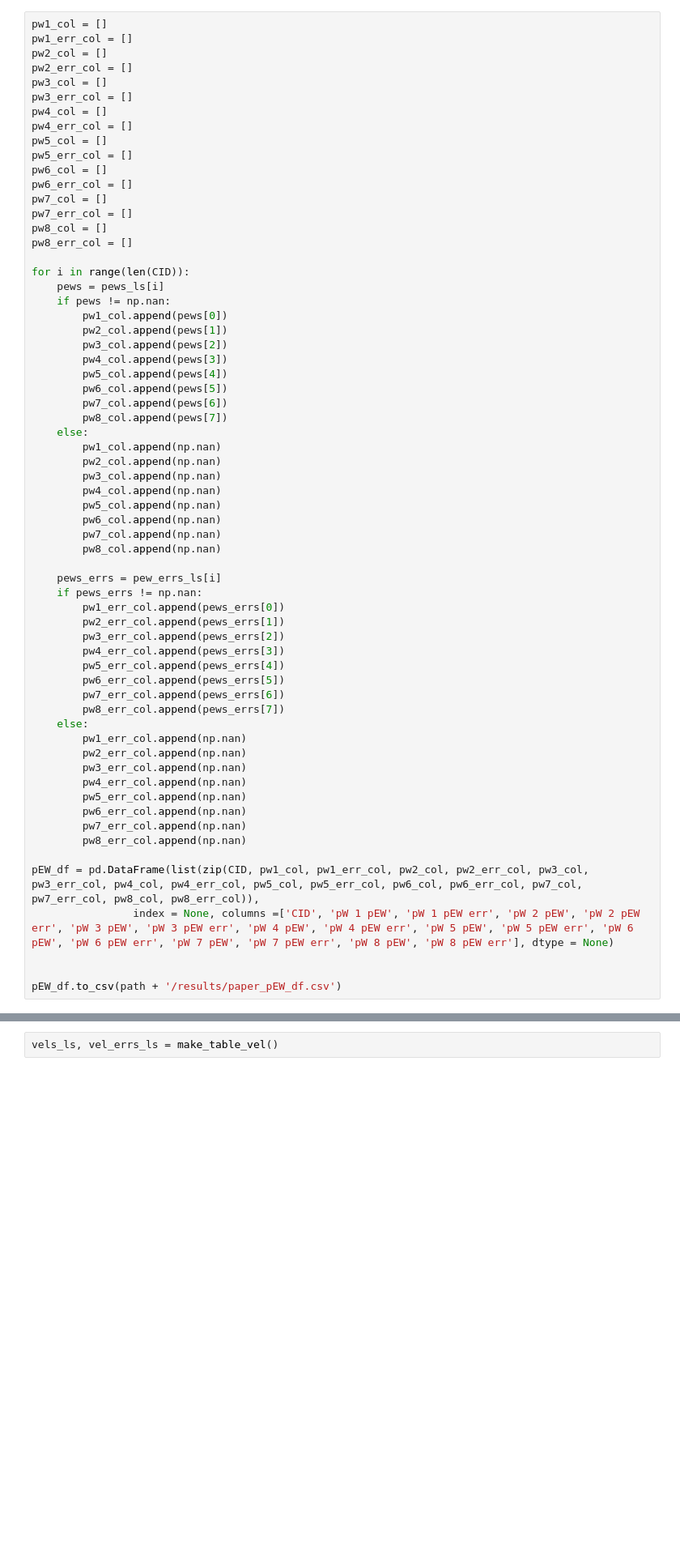
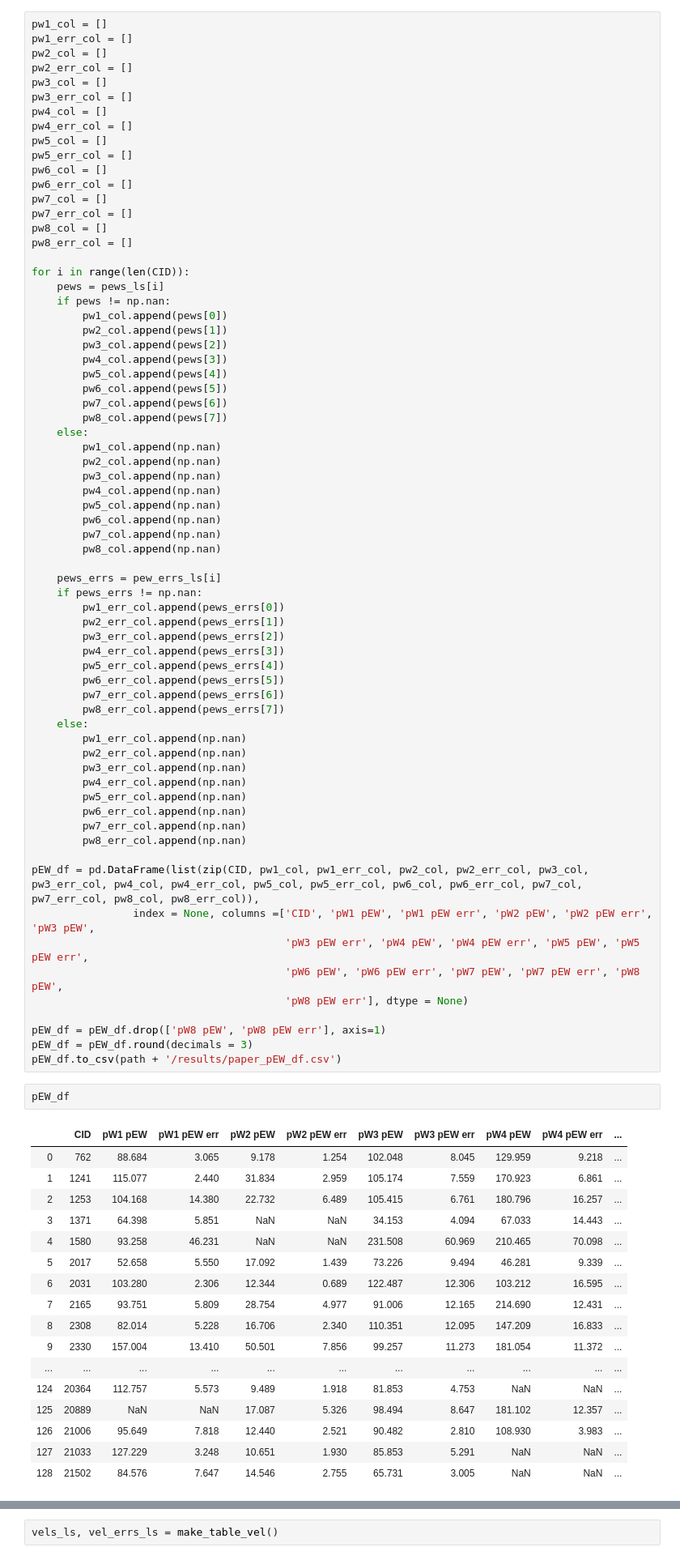
Before and after one commit to mwvgroup/SN-Spectral-Evolution, a Jupyter notebook: notebooks/pew_vel tables.ipynb, the cells around one changed output, grey strips where cells are left out. Shown: that part at 81% size. Drawn from its saved outputs; the diff is of its cells as text; blank space fills up the shorter version.

```diff
--- a/notebooks/pew_vel tables.ipynb
+++ b/notebooks/pew_vel tables.ipynb
@@ -122,10 +122,34 @@ for i in range(len(CID)):
         pw8_err_col.append(np.nan)
 
 pEW_df = pd.DataFrame(list(zip(CID, pw1_col, pw1_err_col, pw2_col, pw2_err_col, pw3_col, pw3_err_col, pw4_col, pw4_err_col, pw5_col, pw5_err_col, pw6_col, pw6_err_col, pw7_col, pw7_err_col, pw8_col, pw8_err_col)),
-                index = None, columns =['CID', 'pW 1 pEW', 'pW 1 pEW err', 'pW 2 pEW', 'pW 2 pEW err', 'pW 3 pEW', 'pW 3 pEW err', 'pW 4 pEW', 'pW 4 pEW err', 'pW 5 pEW', 'pW 5 pEW err', 'pW 6 pEW', 'pW 6 pEW err', 'pW 7 pEW', 'pW 7 pEW err', 'pW 8 pEW', 'pW 8 pEW err'], dtype = None)
+                index = None, columns =['CID', 'pW1 pEW', 'pW1 pEW err', 'pW2 pEW', 'pW2 pEW err', 'pW3 pEW',
+                                        'pW3 pEW err', 'pW4 pEW', 'pW4 pEW err', 'pW5 pEW', 'pW5 pEW err',
+                                        'pW6 pEW', 'pW6 pEW err', 'pW7 pEW', 'pW7 pEW err', 'pW8 pEW',
+                                        'pW8 pEW err'], dtype = None)
 
-
+pEW_df = pEW_df.drop(['pW8 pEW', 'pW8 pEW err'], axis=1)
+pEW_df = pEW_df.round(decimals = 3)
 pEW_df.to_csv(path + '/results/paper_pEW_df.csv')
+# %%
+pEW_df
+# %% [output]
+|  | CID | pW1 pEW | pW1 pEW err | pW2 pEW | pW2 pEW err | pW3 pEW | pW3 pEW err | pW4 pEW | pW4 pEW err | ... |
+| 0 | 762 | 88.684 | 3.065 | 9.178 | 1.254 | 102.048 | 8.045 | 129.959 | 9.218 | ... |
+| 1 | 1241 | 115.077 | 2.440 | 31.834 | 2.959 | 105.174 | 7.559 | 170.923 | 6.861 | ... |
+| 2 | 1253 | 104.168 | 14.380 | 22.732 | 6.489 | 105.415 | 6.761 | 180.796 | 16.257 | ... |
+| 3 | 1371 | 64.398 | 5.851 | NaN | NaN | 34.153 | 4.094 | 67.033 | 14.443 | ... |
+| 4 | 1580 | 93.258 | 46.231 | NaN | NaN | 231.508 | 60.969 | 210.465 | 70.098 | ... |
+| 5 | 2017 | 52.658 | 5.550 | 17.092 | 1.439 | 73.226 | 9.494 | 46.281 | 9.339 | ... |
+| 6 | 2031 | 103.280 | 2.306 | 12.344 | 0.689 | 122.487 | 12.306 | 103.212 | 16.595 | ... |
+| 7 | 2165 | 93.751 | 5.809 | 28.754 | 4.977 | 91.006 | 12.165 | 214.690 | 12.431 | ... |
+| 8 | 2308 | 82.014 | 5.228 | 16.706 | 2.340 | 110.351 | 12.095 | 147.209 | 16.833 | ... |
+| 9 | 2330 | 157.004 | 13.410 | 50.501 | 7.856 | 99.257 | 11.273 | 181.054 | 11.372 | ... |
+| ... | ... | ... | ... | ... | ... | ... | ... | ... | ... | ... |
+| 124 | 20364 | 112.757 | 5.573 | 9.489 | 1.918 | 81.853 | 4.753 | NaN | NaN | ... |
+| 125 | 20889 | NaN | NaN | 17.087 | 5.326 | 98.494 | 8.647 | 181.102 | 12.357 | ... |
+| 126 | 21006 | 95.649 | 7.818 | 12.440 | 2.521 | 90.482 | 2.810 | 108.930 | 3.983 | ... |
+| 127 | 21033 | 127.229 | 3.248 | 10.651 | 1.930 | 85.853 | 5.291 | NaN | NaN | ... |
+| 128 | 21502 | 84.576 | 7.647 | 14.546 | 2.755 | 65.731 | 3.005 | NaN | NaN | ... |
 # %%
 def make_table_vel():
     vel_ls_ls = []
```
Also changed, not shown: parts of 2 cells of this notebook, 2 other files.
